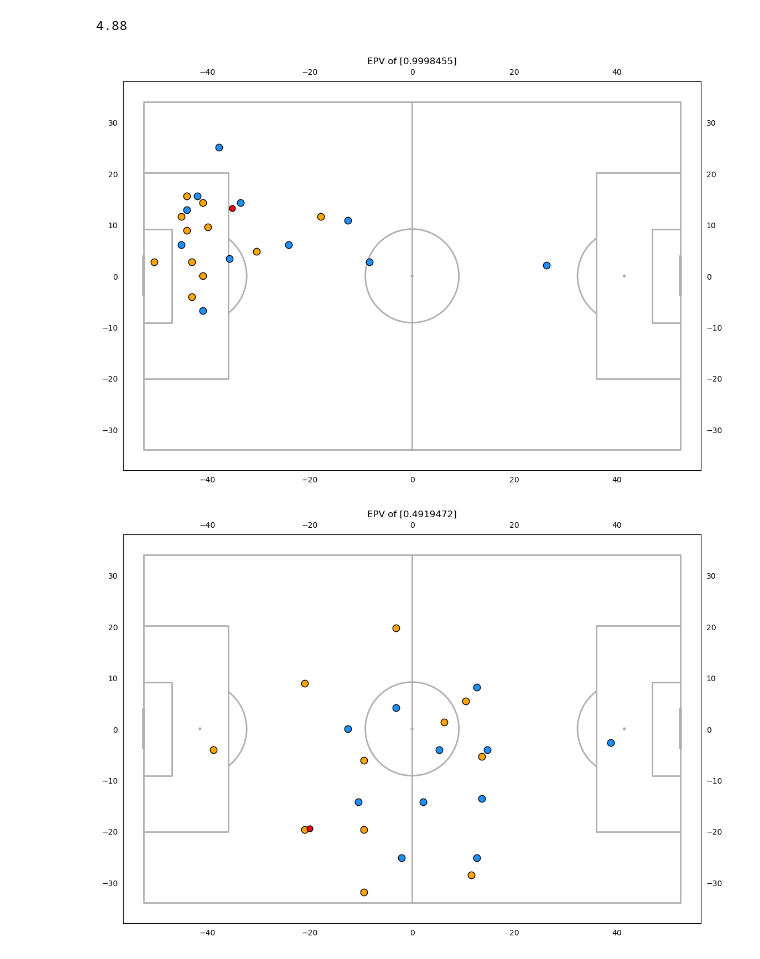
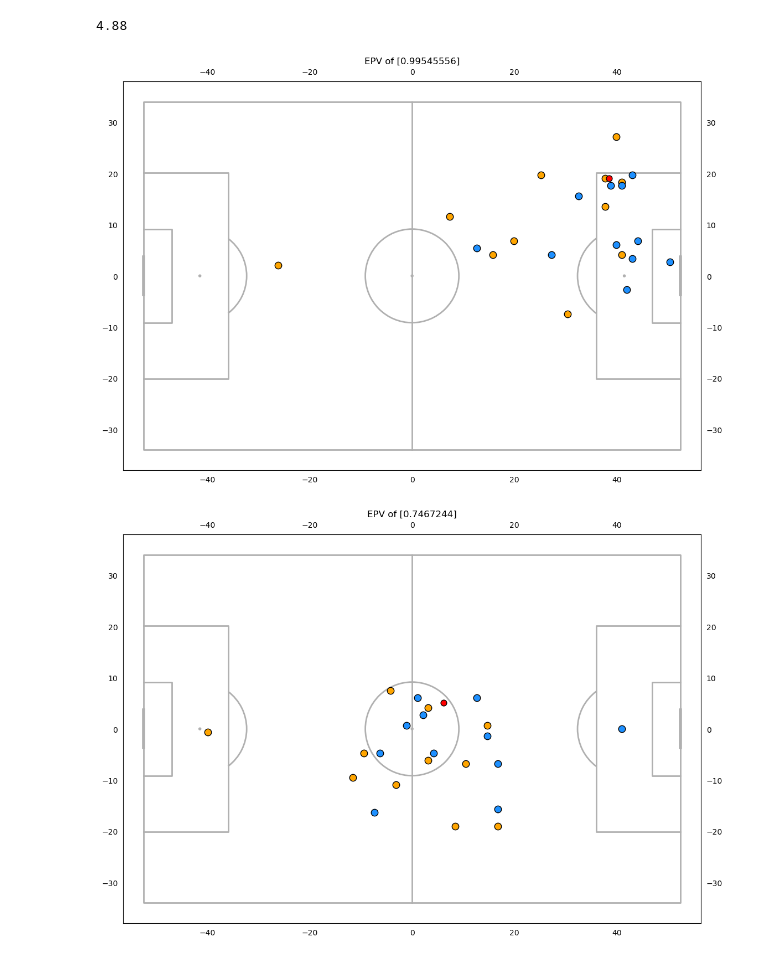
Before and after one commit to alexmiale/ds4420_project, a Jupyter notebook: epv/EPV_Model.ipynb, the cells around one changed output. Cells and saved outputs as stored; diff of their text form; code cells hidden in the pictures.

```diff
--- a/epv/EPV_Model.ipynb
+++ b/epv/EPV_Model.ipynb
@@ -226,6 +238,6 @@ length_min = -PITCH_LENGTH/2
 length_max = PITCH_LENGTH/2
 # %%
 model = EPV()
-model = torch.load("epv_model_weighted.pth", weights_only=False)
+model = torch.load("epv_model_logits.pth", weights_only=False)
 # %%
 new_preds = model(torch.FloatTensor(X_test_strat.values)).detach().numpy()
@@ -354,11 +366,11 @@ def plot_epv(min, max):
 # %%
 plot_epv(0.99, 1)
 # %% [output]
-[figure, old version]
+[figure, new version]
 # %%
-plot_epv(0.49, 0.5)
+plot_epv(0.74, 0.75)
 # %% [output]
-[figure, old version]
+[figure, new version]
 # %%
 plot_epv(0, 0.01)
 # %% [output]
```
Also changed, not shown: parts of 14 cells of this notebook, 2 other files.
